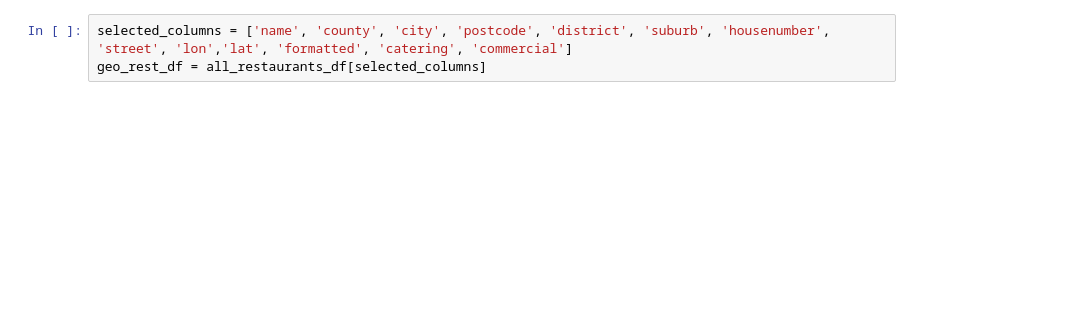
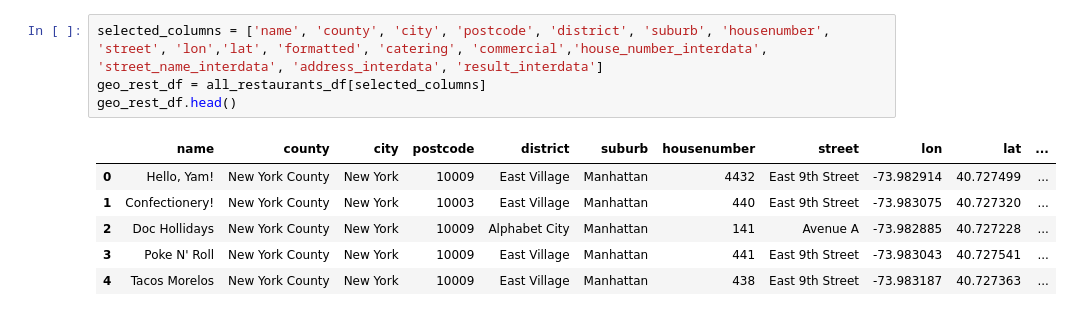
Before and after one commit to conor7276/nyc-rats-in-restaurants, a Jupyter notebook: osm/geoapift.ipynb, the cells around one changed output. Drawn from its saved outputs; the diff is of its cells as text; blank space fills up the shorter version.

```diff
--- a/osm/geoapift.ipynb
+++ b/osm/geoapift.ipynb
@@ -171,4 +147,12 @@ Index(['name', 'country', 'country_code', 'state', 'county', 'city',
 # %%
-selected_columns = ['name', 'county', 'city', 'postcode', 'district', 'suburb', 'housenumber', 'street', 'lon','lat', 'formatted', 'catering', 'commercial']
+selected_columns = ['name', 'county', 'city', 'postcode', 'district', 'suburb', 'housenumber', 'street', 'lon','lat', 'formatted', 'catering', 'commercial','house_number_interdata', 'street_name_interdata', 'address_interdata', 'result_interdata']
 geo_rest_df = all_restaurants_df[selected_columns]
+geo_rest_df.head()
+# %% [output]
+|  | name | county | city | postcode | district | suburb | housenumber | street | lon | lat | ... |
+| 0 | Hello, Yam! | New York County | New York | 10009 | East Village | Manhattan | 4432 | East 9th Street | -73.982914 | 40.727499 | ... |
+| 1 | Confectionery! | New York County | New York | 10003 | East Village | Manhattan | 440 | East 9th Street | -73.983075 | 40.727320 | ... |
+| 2 | Doc Hollidays | New York County | New York | 10009 | Alphabet City | Manhattan | 141 | Avenue A | -73.982885 | 40.727228 | ... |
+| 3 | Poke N' Roll | New York County | New York | 10009 | East Village | Manhattan | 441 | East 9th Street | -73.983043 | 40.727541 | ... |
+| 4 | Tacos Morelos | New York County | New York | 10009 | East Village | Manhattan | 438 | East 9th Street | -73.983187 | 40.727363 | ... |
 # %%
```
Also changed, not shown: parts of 10 cells of this notebook, 2 other files.
